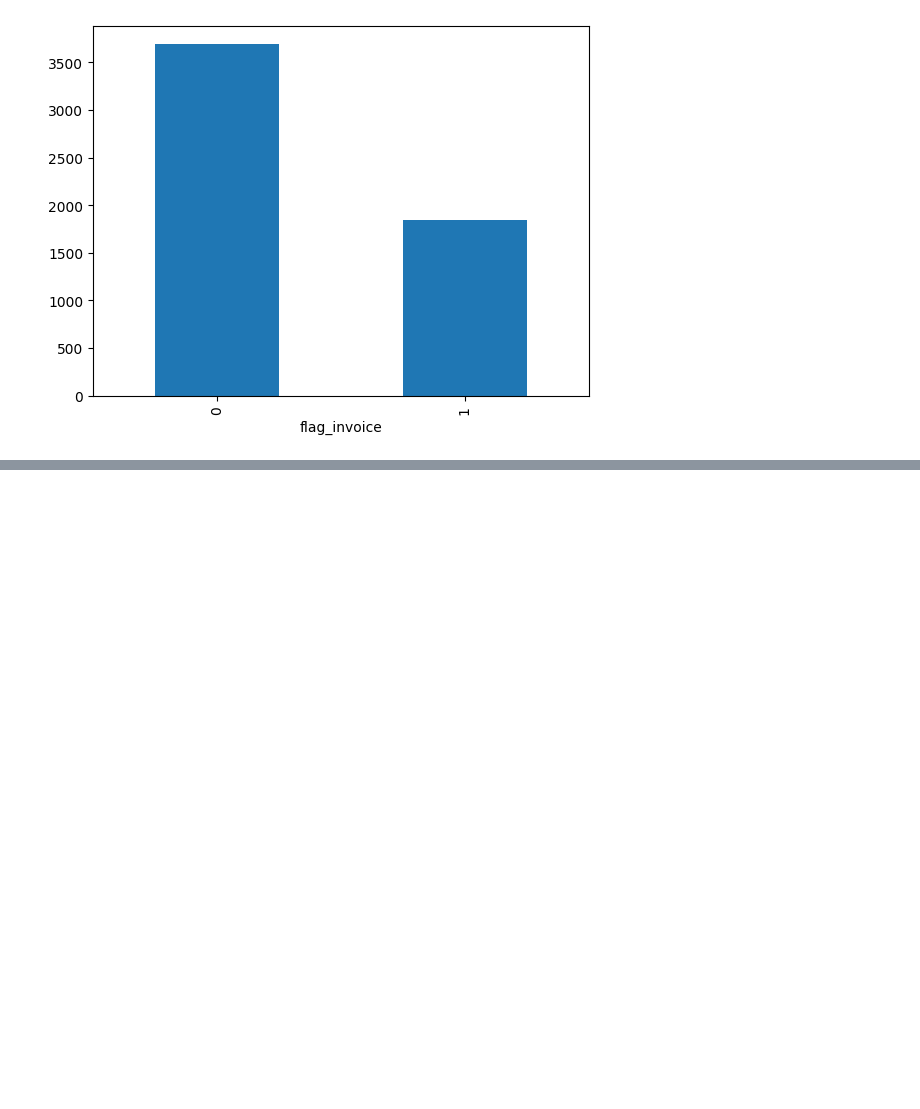
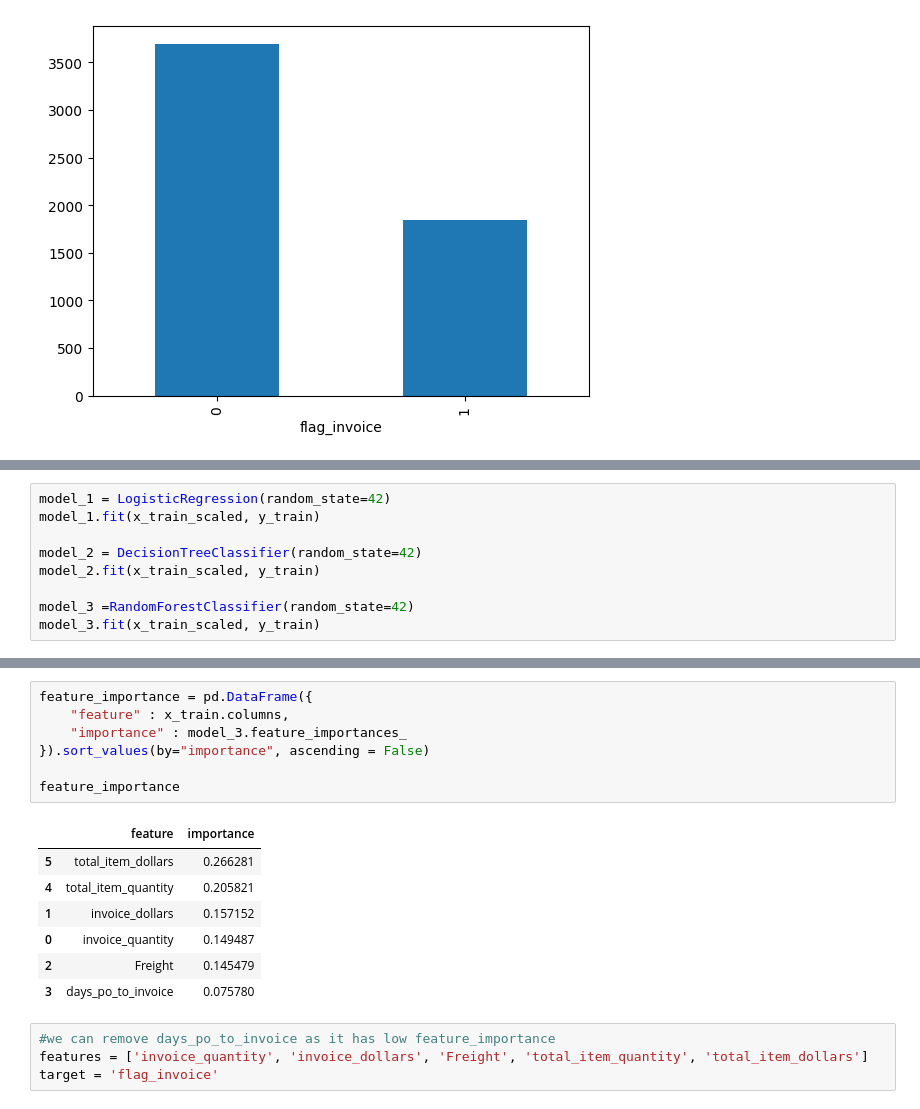
Before and after one commit to DeadMan026/Freight-Cost-Intelligence, a Jupyter notebook: Notebooks/Invoice Flagging.ipynb, the cells around one changed output, grey strips where cells are left out. Cells and saved outputs as stored; diff of their text form; blank space fills up the shorter version.

```diff
--- a/Notebooks/Invoice Flagging.ipynb
+++ b/Notebooks/Invoice Flagging.ipynb
@@ -246,0 +349,9 @@ df['flag_invoice'].value_counts().plot(kind = 'bar')
+# %%
+model_1 = LogisticRegression(random_state=42)
+model_1.fit(x_train_scaled, y_train)
+
+model_2 = DecisionTreeClassifier(random_state=42)
+model_2.fit(x_train_scaled, y_train)
+
+model_3 =RandomForestClassifier(random_state=42)
+model_3.fit(x_train_scaled, y_train)
@@ -246,0 +399,19 @@ df['flag_invoice'].value_counts().plot(kind = 'bar')
+# %%
+feature_importance = pd.DataFrame({
+    "feature" : x_train.columns,
+    "importance" : model_3.feature_importances_
+}).sort_values(by="importance", ascending = False)
+
+feature_importance
+# %% [output]
+|  | feature | importance |
+| 5 | total_item_dollars | 0.266281 |
+| 4 | total_item_quantity | 0.205821 |
+| 1 | invoice_dollars | 0.157152 |
+| 0 | invoice_quantity | 0.149487 |
+| 2 | Freight | 0.145479 |
+| 3 | days_po_to_invoice | 0.075780 |
+# %%
+#we can remove days_po_to_invoice as it has low feature_importance
+features = ['invoice_quantity', 'invoice_dollars', 'Freight', 'total_item_quantity', 'total_item_dollars']
+target = 'flag_invoice'
```
Also changed, not shown: parts of 21 cells of this notebook.
